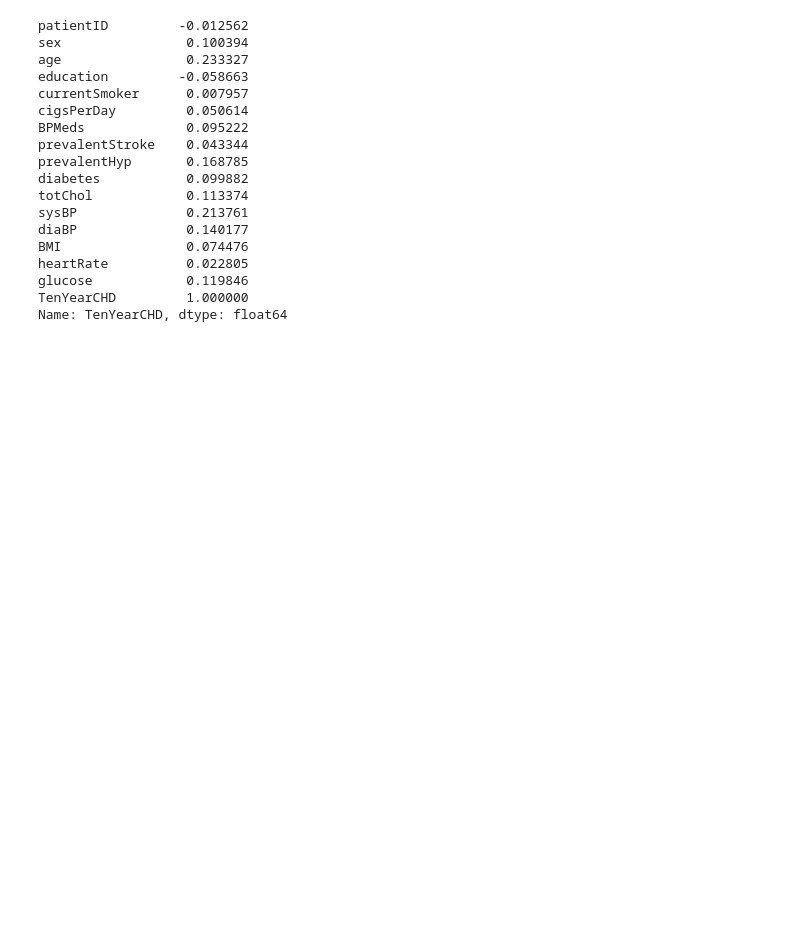
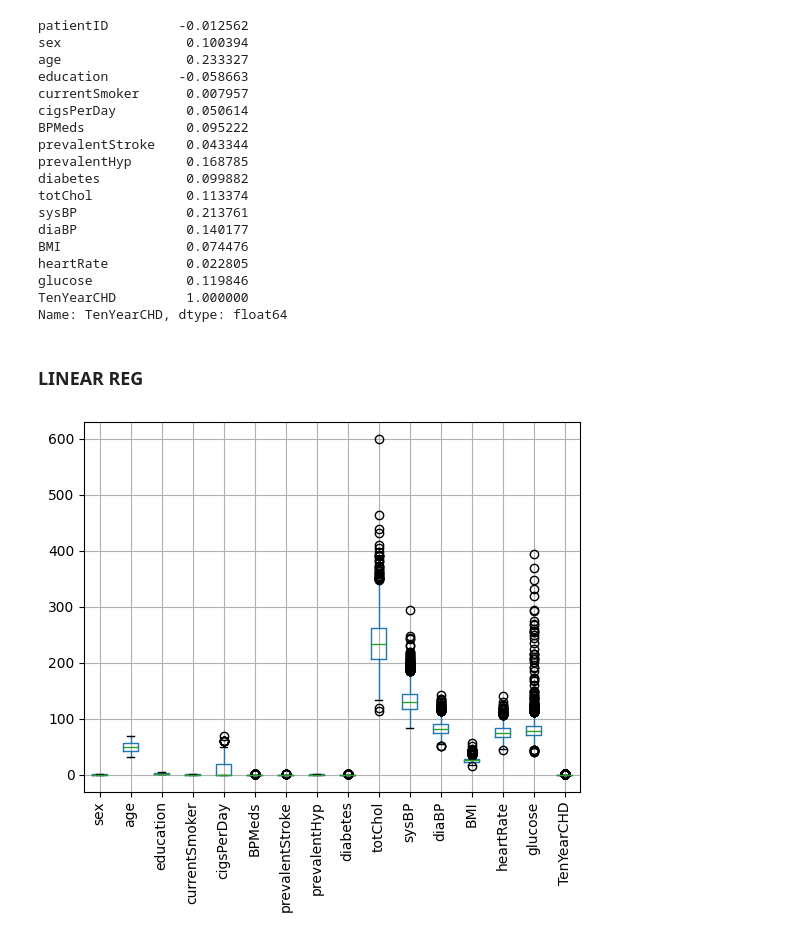
Before and after one commit to ayshahussen/DS3001_project_chd, a Jupyter notebook: Project_Notebook_2.ipynb, the cells around one changed output. Cells and saved outputs as stored; diff of their text form; code cells hidden in the pictures; blank space fills up the shorter version.

```diff
--- a/Project_Notebook_2.ipynb
+++ b/Project_Notebook_2.ipynb
@@ -15,7 +15,7 @@ import matplotlib.pylab as plt
 # %%
 # Loading training data
 #! git clone https://github.com/Nehach73/DS3001_project_chd.git
-chd = pd.read_csv('/content/DS3001_project_chd/fhs_train.csv')
+chd = pd.read_csv('fhs_train.csv')
 chd = chd.dropna()
 chd.head()
 # %% [output]
@@ -60,3 +60,11 @@ heartRate          0.022805
 glucose            0.119846
 TenYearCHD         1.000000
 Name: TenYearCHD, dtype: float64
+# %% [markdown]
+### LINEAR REG
+# %%
+chd_bp = chd.drop(columns=['patientID']) #skewed everything else
+chd_bp.boxplot(rot=90)
+plt.show()
+# %% [output]
+[figure, added]
```
Also changed, not shown: parts of 9 cells of this notebook.
